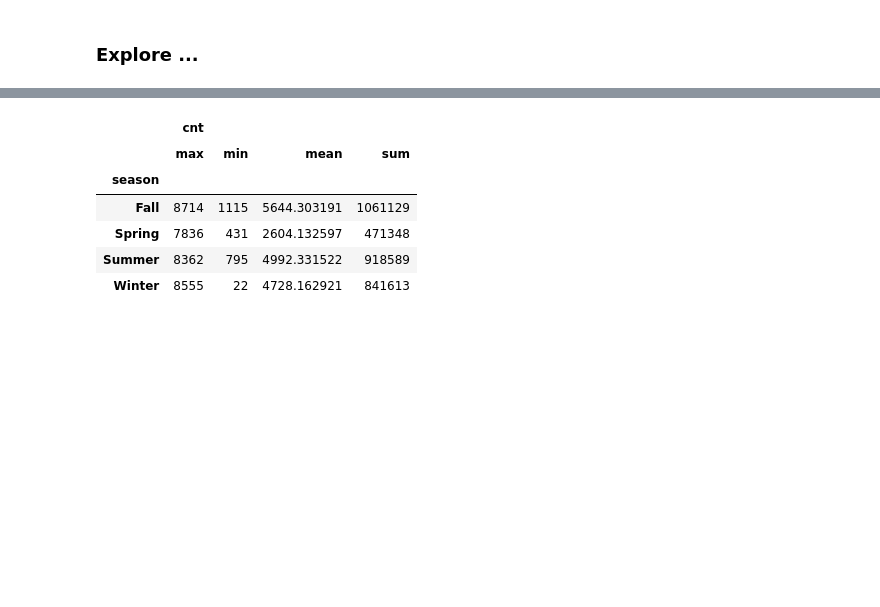
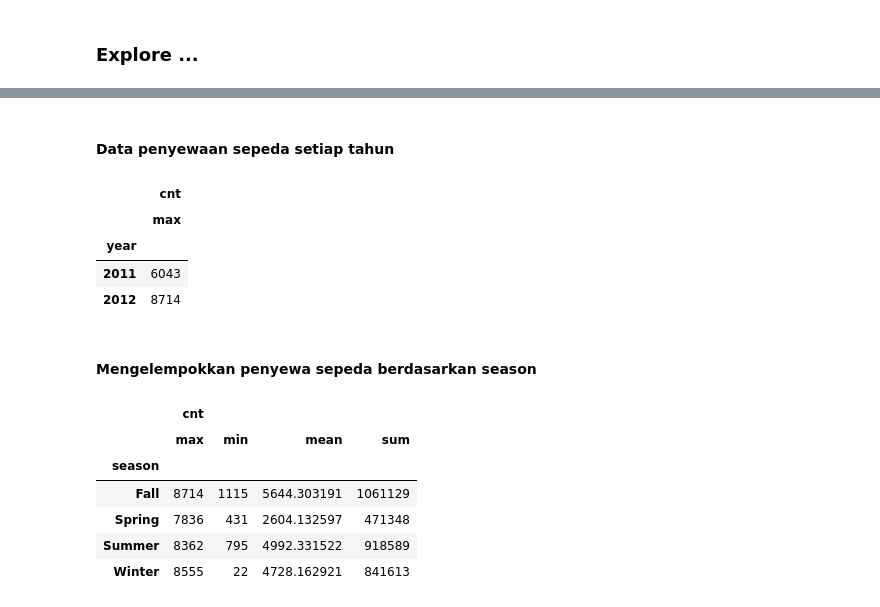
Before and after one commit to abdussalamattaqwa/ds_bike_rentals, a Jupyter notebook: notebook.ipynb, the cells around one changed output, grey strips where cells are left out. Cells and saved outputs as stored; diff of their text form; code cells hidden in the pictures; blank space fills up the shorter version.

```diff
--- a/notebook.ipynb
+++ b/notebook.ipynb
@@ -195,4 +196,18 @@ day_bs_df.describe(include="all")
 | 50% | 366.000000 | NaN | NaN | NaN | 7.000000 | 0.000000 | 3.000000 | 1.000000 | 1.000000 | 0.498333 | ... |
 | 75% | 548.500000 | NaN | NaN | NaN | 10.000000 | 0.000000 | 5.000000 | 1.000000 | 2.000000 | 0.655417 | ... |
 | max | 731.000000 | NaN | NaN | NaN | 12.000000 | 1.000000 | 6.000000 | 1.000000 | 3.000000 | 0.861667 | ... |
+# %% [markdown]
+#### Data penyewaan sepeda setiap tahun
+# %%
+day_bs_df.groupby(by='year').agg({
+    'cnt': ['max']
+})
+# %% [output]
+|  | cnt |
+|  | max |
+| year |  |
+| 2011 | 6043 |
+| 2012 | 8714 |
+# %% [markdown]
+#### Mengelempokkan penyewa sepeda berdasarkan season
 # %%
```
Also changed, not shown: parts of 17 cells of this notebook, 2 other files.
